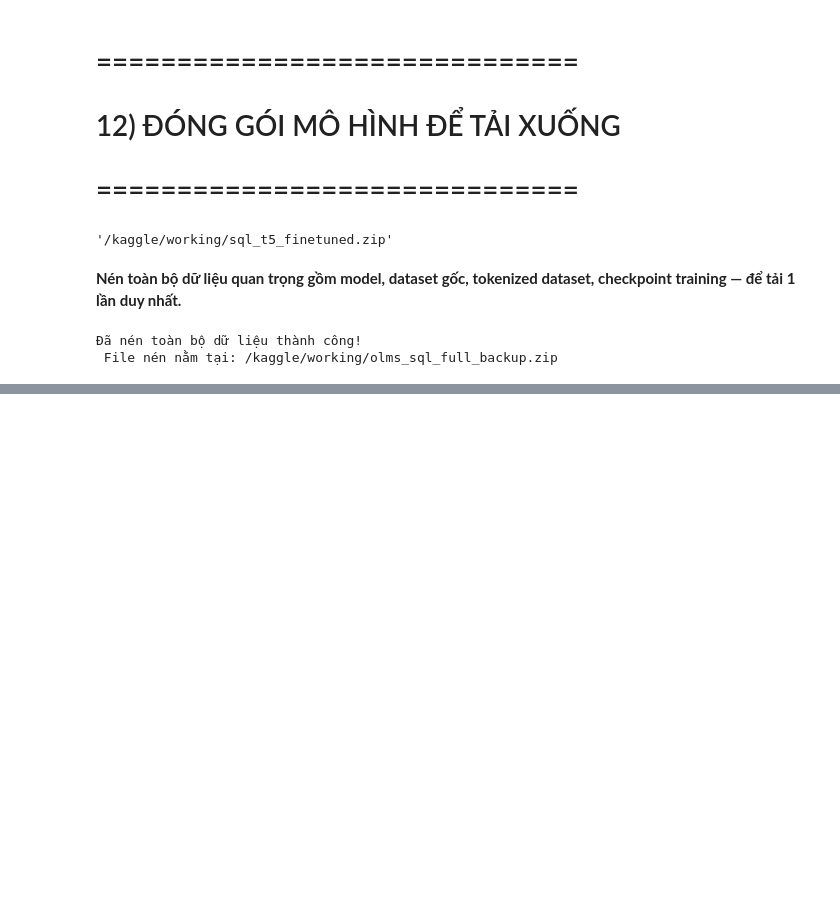
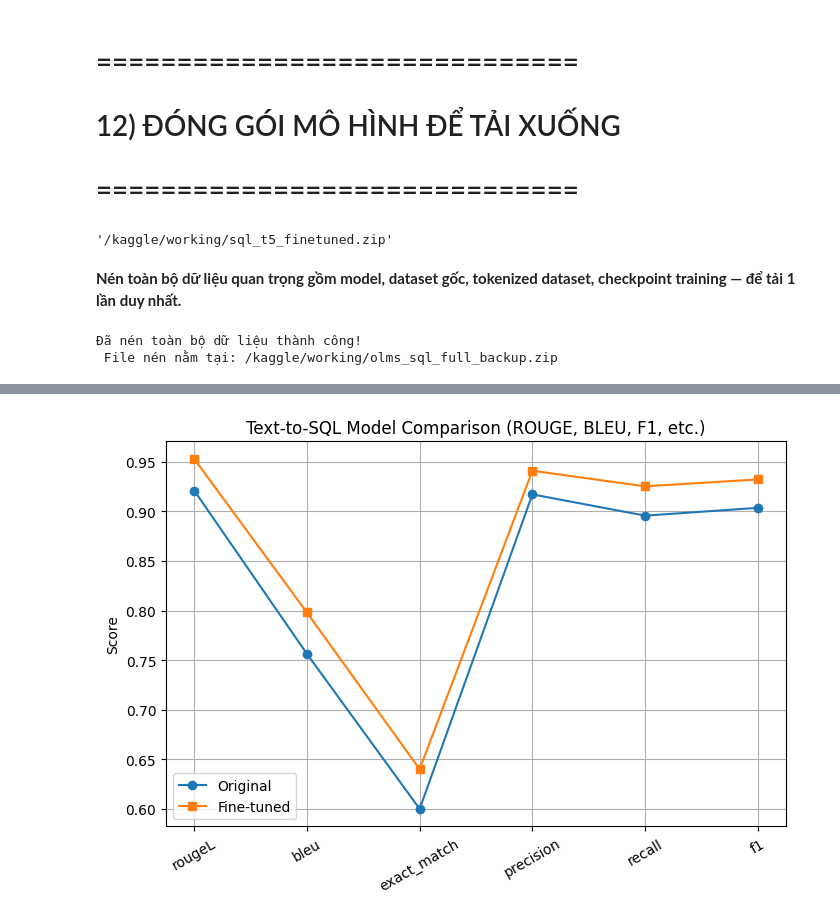
Before and after one commit to itsductai/Online_Learning_Management_System_Project, a Jupyter notebook: API/AI/text-to-sql/texttosql_finettune.ipynb, the cells around one changed output, grey strips where cells are left out. Drawn from its saved outputs; the diff is of its cells as text; code cells hidden in the pictures; blank space fills up the shorter version.

Commit message:
feat (text-to-sql): kết quả train model T5 ep2 và so sánh với ep1 trên kaggle

```diff
--- a/API/AI/text-to-sql/texttosql_finettune.ipynb
+++ b/API/AI/text-to-sql/texttosql_finettune.ipynb
@@ -912,0 +1123,5 @@ print(f" File nén nằm tại: {output_zip}.zip")
+# %%
+# Chạy cell này ngay trước khi tạo Trainer (KHÔNG đổi args)
+model.gradient_checkpointing_disable()   # <- tắt để tăng tốc
+model.config.use_cache = False           # giữ như cũ để không bơm KV-cache
+torch.cuda.empty_cache()
@@ -912,0 +1477,22 @@ print(f" File nén nằm tại: {output_zip}.zip")
+# %%
+gen_cfg = GenerationConfig(max_new_tokens=300)
+original_preds, finetuned_preds = [], []
+
+for q, c in zip(questions, contexts):
+    prompt = f"Tables:\n{c}\n\nQuestion:\n{q}\n\nAnswer:\n"
+    input_ids = tokenizer(prompt, return_tensors="pt").input_ids.to(device)
+    with torch.no_grad():
+        # model gốc
+        out_orig = original_model.generate(input_ids, generation_config=gen_cfg)
+        original_preds.append(tokenizer.decode(out_orig[0], skip_special_tokens=True))
+        # model fine-tuned
+        out_ft = finetuned_model.generate(input_ids, generation_config=gen_cfg)
+        finetuned_preds.append(tokenizer.decode(out_ft[0], skip_special_tokens=True))
+
+df = pd.DataFrame({
+    "Question": questions,
+    "GroundTruth": answers,
+    "Original": original_preds,
+    "FineTuned": finetuned_preds,
+})
+df.head()
@@ -912,0 +1589,18 @@ print(f" File nén nằm tại: {output_zip}.zip")
+# %%
+import matplotlib.pyplot as plt
+plt.figure(figsize=(8,5))
+labels = list(m_orig.keys())
+x = np.arange(len(labels))
+orig_vals = [m_orig[k] for k in labels]
+ft_vals = [m_ft[k] for k in labels]
+
+plt.plot(x, orig_vals, marker='o', label='Original')
+plt.plot(x, ft_vals, marker='s', label='Fine-tuned')
+plt.xticks(x, labels, rotation=30)
+plt.ylabel("Score")
+plt.title("Text-to-SQL Model Comparison (ROUGE, BLEU, F1, etc.)")
+plt.legend()
+plt.grid(True)
+plt.show()
+# %% [output]
+[figure, added]
```
Also changed, not shown: parts of 31 cells of this notebook.
